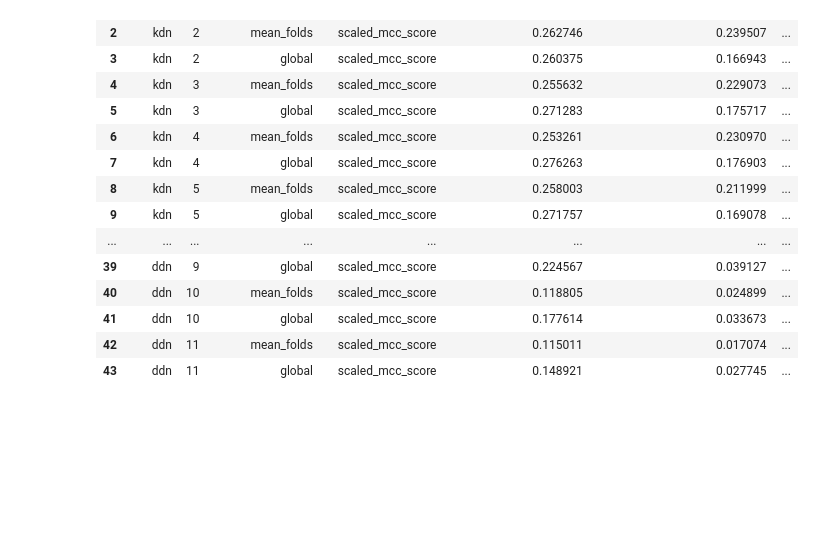
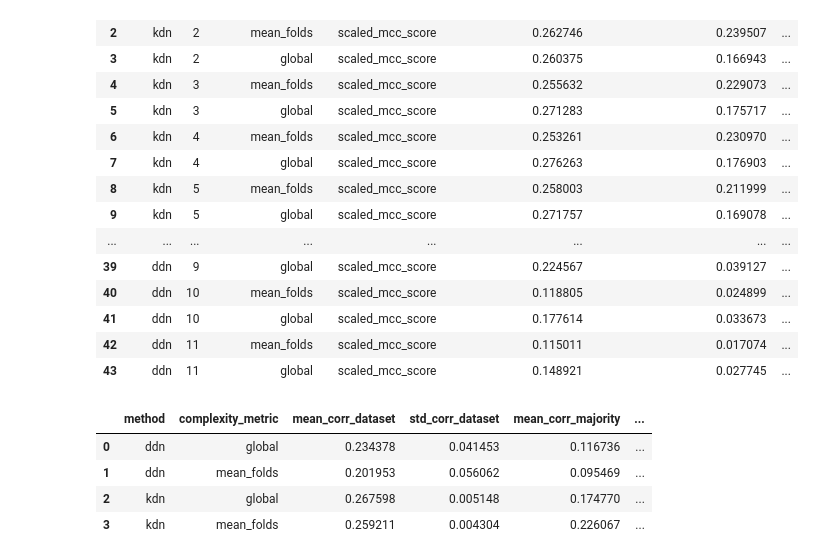
Before and after one commit to URJCDSLab/dynamic_disagreeing_neighbors, a Jupyter notebook: notebooks/k_sensitivity.ipynb, the cells around one changed output. Cells and saved outputs as stored; diff of their text form; code cells hidden in the pictures; blank space fills up the shorter version.

```diff
--- a/notebooks/k_sensitivity.ipynb
+++ b/notebooks/k_sensitivity.ipynb
@@ -88,3 +91,34 @@ correlation_results['scaled_mcc_score']
 | 41 | ddn | 10 | global | scaled_mcc_score | 0.177614 | 0.033673 | ... |
 | 42 | ddn | 11 | mean_folds | scaled_mcc_score | 0.115011 | 0.017074 | ... |
 | 43 | ddn | 11 | global | scaled_mcc_score | 0.148921 | 0.027745 | ... |
+# %%
+import pandas as pd
+
+def summarize_correlations(df):
+    # Group by method, complexity metric, and performance metric to calculate summary statistics
+    summary = df.groupby(['method', 'complexity_metric']).agg(
+        mean_corr_dataset=('corr_dataset_complexity', 'mean'),
+        std_corr_dataset=('corr_dataset_complexity', 'std'),
+        mean_corr_majority=('corr_majority_class_complexity', 'mean'),
+        std_corr_majority=('corr_majority_class_complexity', 'std'),
+        mean_corr_minority=('corr_minority_class_complexity', 'mean'),
+        std_corr_minority=('corr_minority_class_complexity', 'std'),
+        mean_corr_most_complex=('corr_most_complex_value', 'mean'),
+        std_corr_most_complex=('corr_most_complex_value', 'std'),
+        mean_corr_least_complex=('corr_least_complex_value', 'mean'),
+        std_corr_least_complex=('corr_least_complex_value', 'std'),
+    ).reset_index()
+
+    return summary
+
+# Generar el resumen de las correlaciones
+correlation_summary = summarize_correlations(correlation_results['scaled_mcc_score'])  # Usando 'scaled_mcc_score' como ejemplo
+
+# Mostrar los resultados
+correlation_summary
+# %% [output]
+|  | method | complexity_metric | mean_corr_dataset | std_corr_dataset | mean_corr_majority | ... |
+| 0 | ddn | global | 0.234378 | 0.041453 | 0.116736 | ... |
+| 1 | ddn | mean_folds | 0.201953 | 0.056062 | 0.095469 | ... |
+| 2 | kdn | global | 0.267598 | 0.005148 | 0.174770 | ... |
+| 3 | kdn | mean_folds | 0.259211 | 0.004304 | 0.226067 | ... |
```
Also changed, not shown: parts of 2 cells of this notebook.
